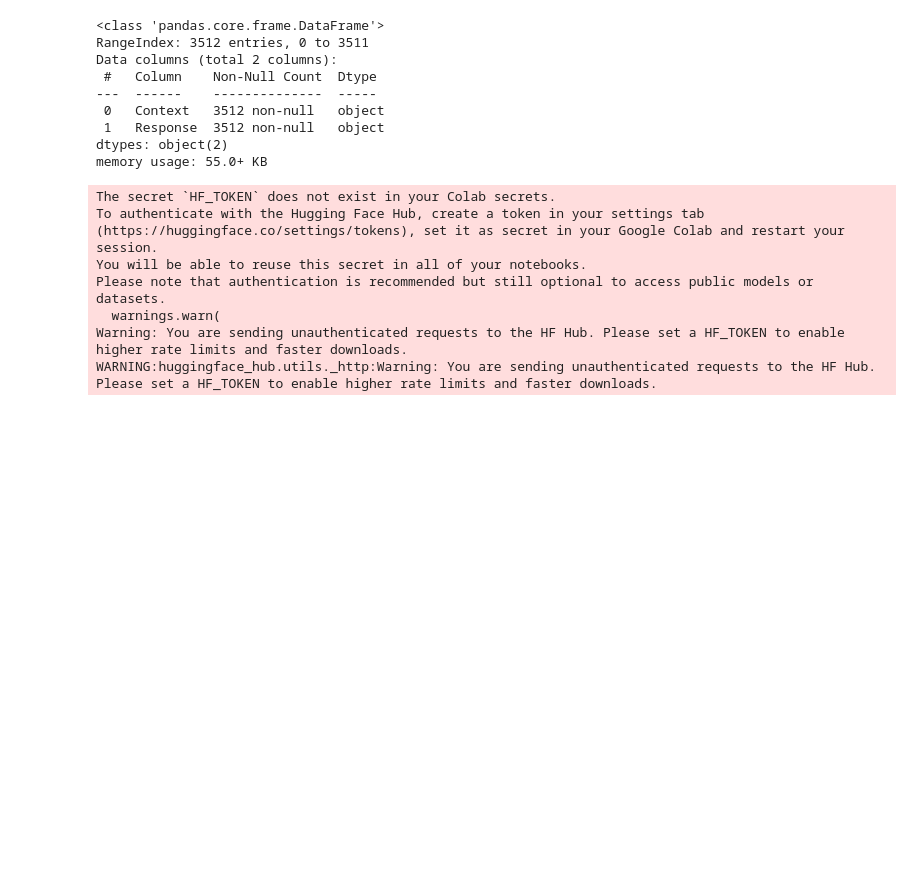
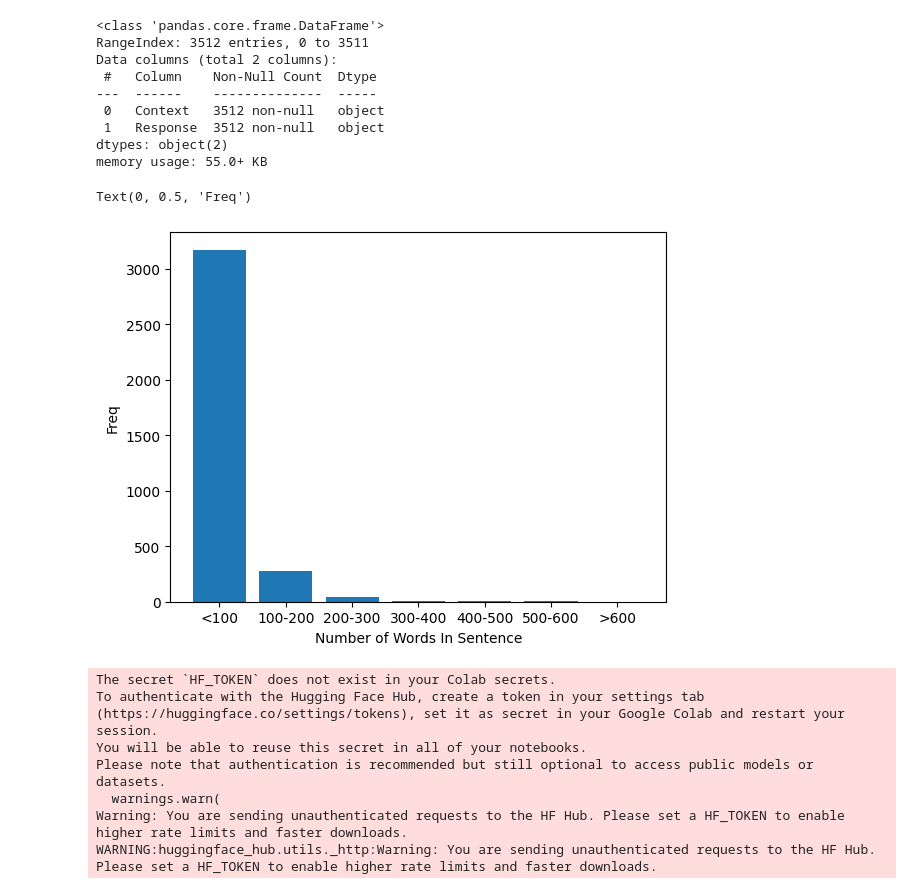
Before and after one commit to Meltony163/NlpProject, a Jupyter notebook: Storage/Notebook.ipynb, the cells around one changed output. Cells and saved outputs as stored; diff of their text form; code cells hidden in the pictures; blank space fills up the shorter version.

```diff
--- a/Storage/Notebook.ipynb
+++ b/Storage/Notebook.ipynb
@@ -30,6 +35,33 @@ Data columns (total 2 columns):
  1   Response  3512 non-null   object
 dtypes: object(2)
 memory usage: 55.0+ KB
+# %%
+import matplotlib.pyplot as plt
+Lengths = {"<100":0,"100-200":0,"200-300":0,"300-400":0,"400-500":0,"500-600":0,">600":0}
+for txt in df['Context'].values:
+  size = len(str(txt).split(' '))
+
+  if size < 100:
+      Lengths["<100"] += 1
+  elif size <= 200:
+      Lengths["100-200"] += 1
+  elif size <= 300:
+      Lengths["200-300"] += 1
+  elif size <= 400:
+      Lengths["300-400"] += 1
+  elif size <= 500:
+      Lengths["400-500"] += 1
+  elif size <= 600:
+      Lengths["500-600"] += 1
+  else:
+      Lengths[">600"] += 1
+
+plt.bar(Lengths.keys(),Lengths.values())
+plt.xlabel("Number of Words In Sentence")
+plt.ylabel("Freq")
+# %% [output]
+Text(0, 0.5, 'Freq')
+[figure, added]
 # %%
 from sentence_transformers import SentenceTransformer
 from fastembed import SparseTextEmbedding
```
Also changed, not shown: parts of 2 cells of this notebook.
